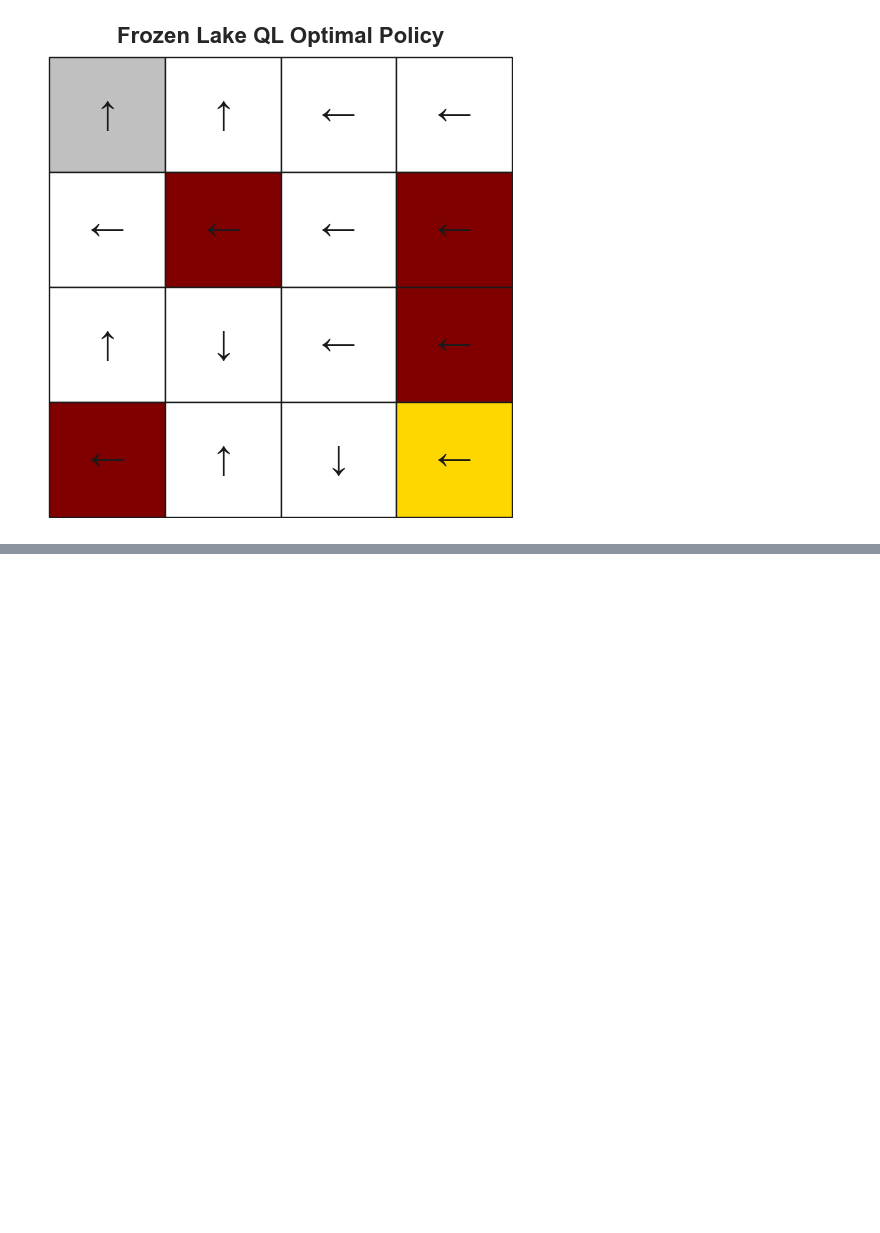
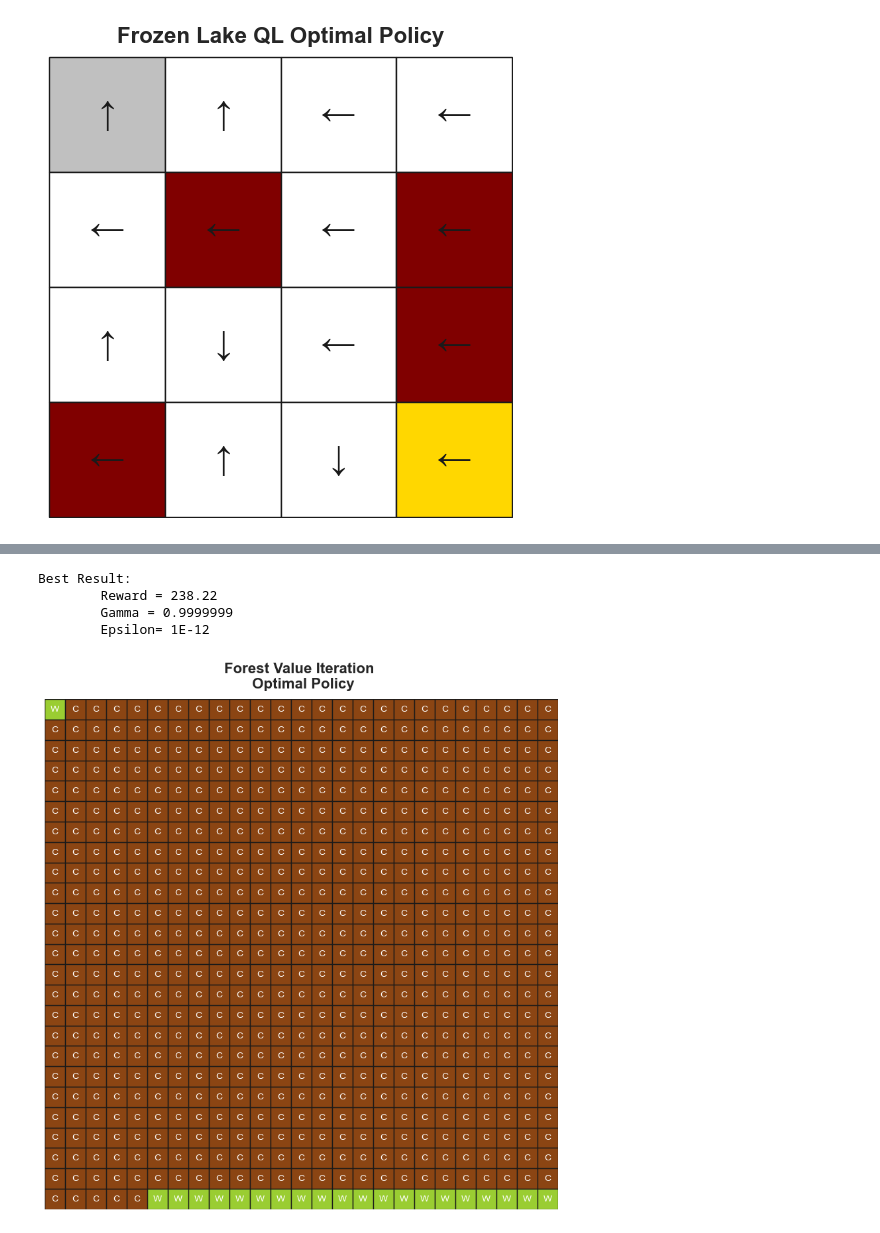
Before and after one commit to skirenekim/CS7641-Machine-Learning, a Jupyter notebook: HW4/main.ipynb, the cells around one changed output, grey strips where cells are left out. Cells and saved outputs as stored; diff of their text form; code cells hidden in the pictures; blank space fills up the shorter version.

```diff
--- a/HW4/main.ipynb
+++ b/HW4/main.ipynb
@@ -309,0 +350,14 @@ Best Result:
+# %%
+# find the highest score
+bestRun = value_iter_2['reward'].argmax()
+bestPolicy = value_iter_2['policy'][bestRun]
+
+title='Forest Value Iteration \n Optimal Policy'
+plot_forest(bestPolicy, title)
+print('Best Result:\n\tReward = %.2f\n\tGamma = %.7f\n\tEpsilon= %.E' % (value_iter_2['reward'].max(), value_iter_2['gamma'][bestRun], value_iter_2['epsilon'][bestRun]))
+# %% [output]
+Best Result:
+        Reward = 238.22
+        Gamma = 0.9999999
+        Epsilon= 1E-12
+[figure, added]
```
Also changed, not shown: parts of 21 cells of this notebook, 1 other file.
